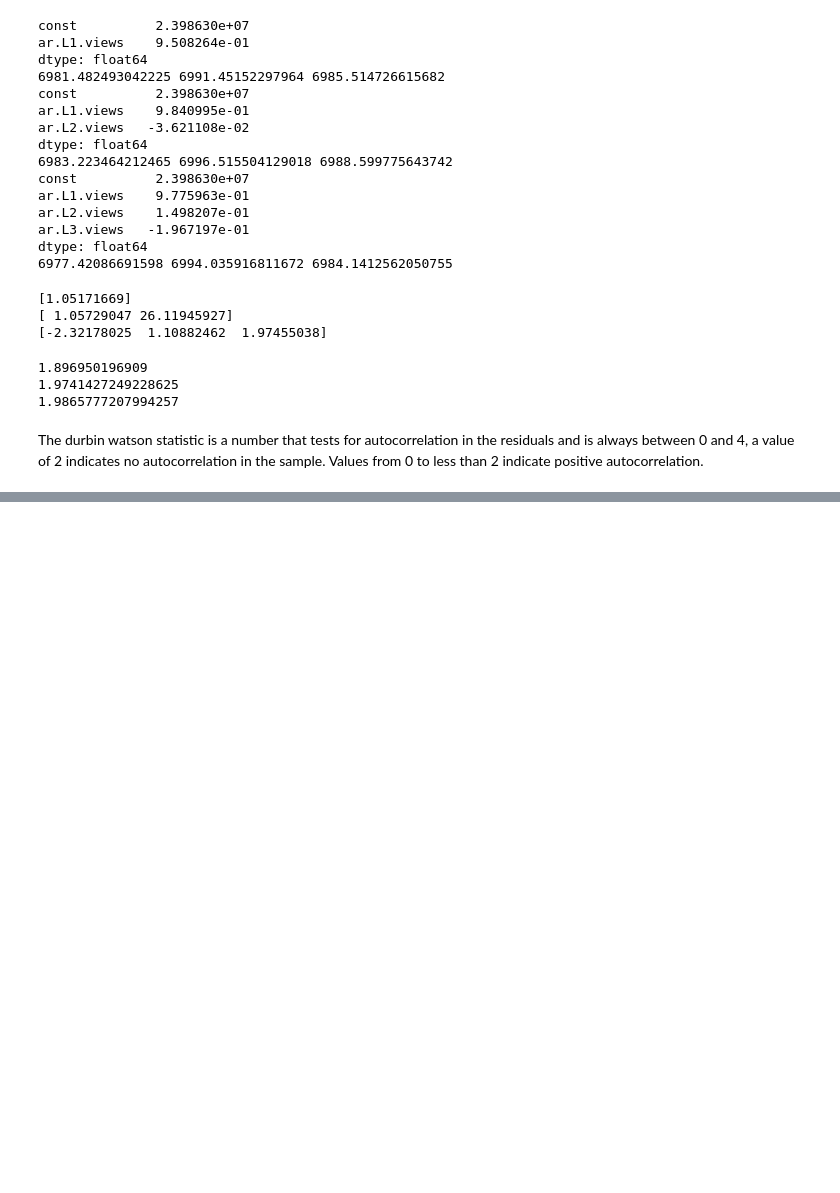
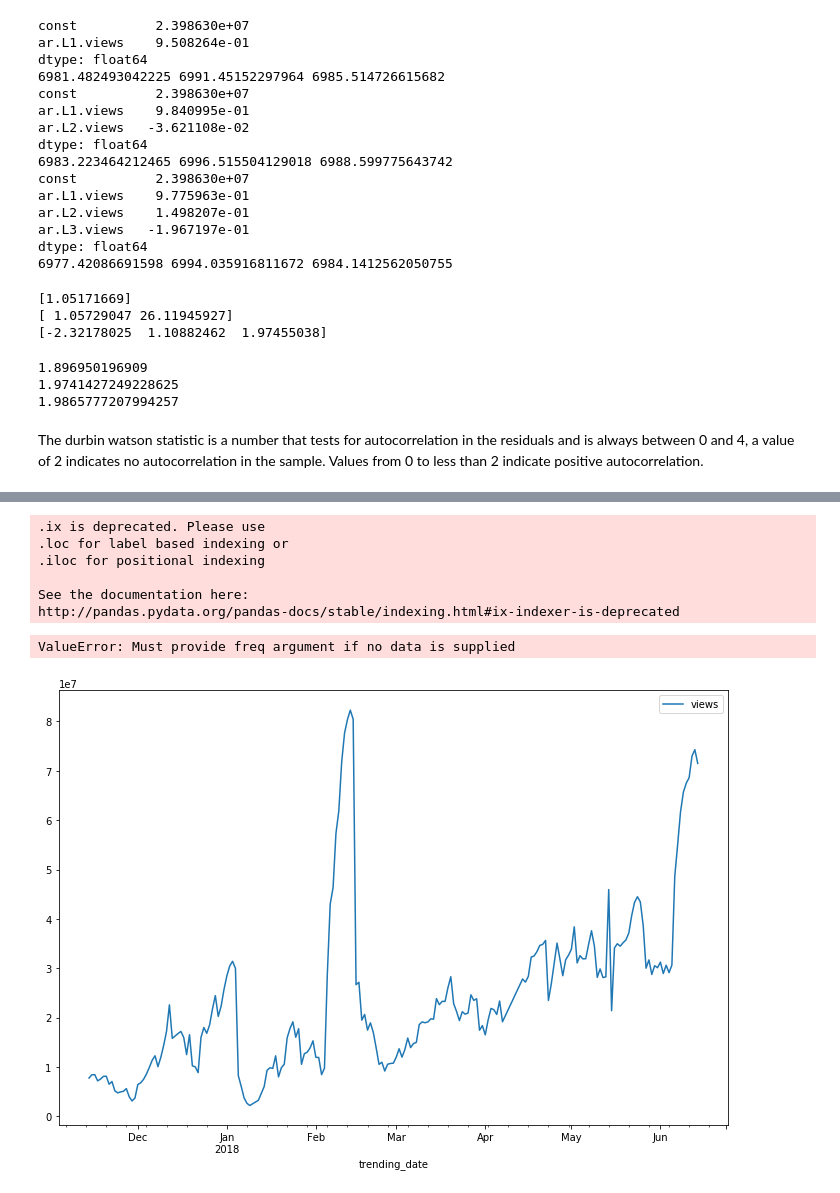
Before and after one commit to srive326/Youtube-forecasting, a Jupyter notebook: Youtube Data.ipynb, the cells around one changed output, grey strips where cells are left out. Saved outputs shown, nothing was run; the diff lists cells and outputs as text; code cells hidden in the pictures; blank space fills up the shorter version.

Commit message:
tried forecasting but getting keyvalue error

```diff
--- a/Youtube Data.ipynb
+++ b/Youtube Data.ipynb
@@ -189,0 +224,18 @@ The durbin watson statistic is a number that tests for autocorrelation in the re
+# %%
+#predict_sunspots = arma_mod10.predict('2018-06-01', '2018-07-01', dynamic=True)
+#print(predict_sunspots)
+
+dta = dta.asfreq(freq='D')
+fig, ax = plt.subplots(figsize=(12, 8))
+ax = dta.ix['2017-11-14':].plot(ax=ax)
+fig = arma_mod10.plot_predict('2018-06-01', '2018-07-01', dynamic=True, ax=ax, plot_insample=False)
+plt.show()
+# %% [output]
+.ix is deprecated. Please use
+.loc for label based indexing or
+.iloc for positional indexing
+
+See the documentation here:
+http://pandas.pydata.org/pandas-docs/stable/indexing.html#ix-indexer-is-deprecated
+ValueError: Must provide freq argument if no data is supplied
+[figure, added]
```
Also changed, not shown: parts of 5 cells of this notebook.
